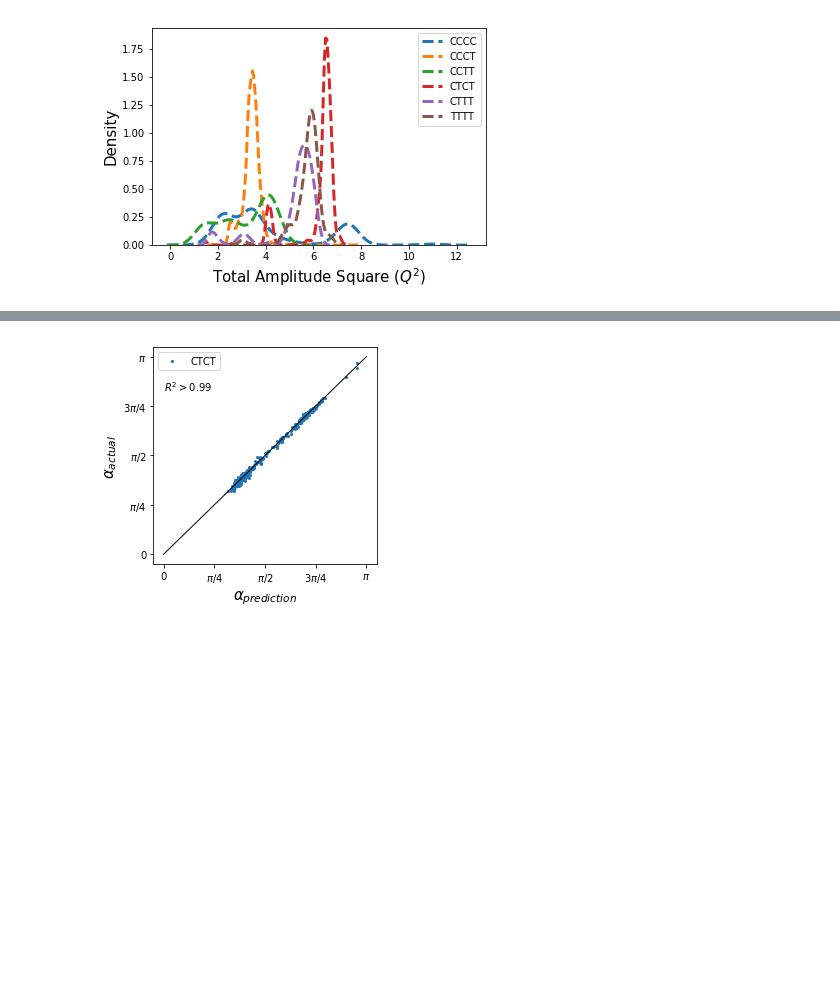
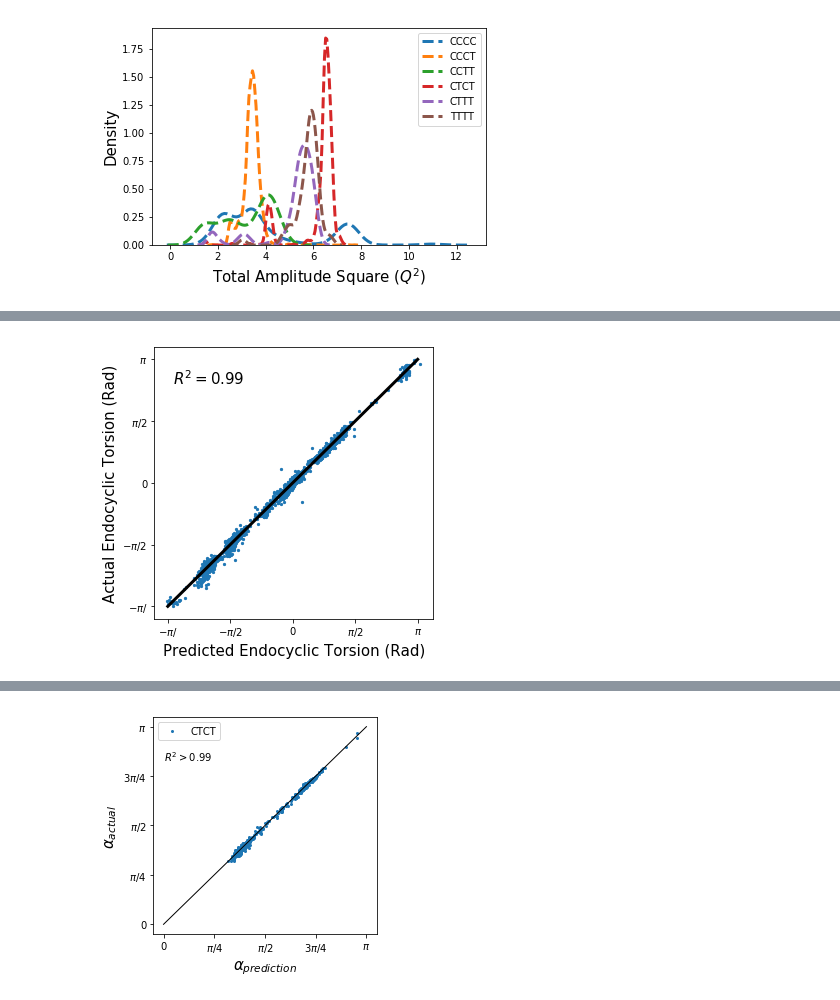
Before and after one commit to lucianlschan/RING, a Jupyter notebook: CTPs Analysis.ipynb, the cells around one changed output, grey strips where cells are left out. Cells and saved outputs as stored; diff of their text form; code cells hidden in the pictures; blank space fills up the shorter version.

```diff
--- a/CTPs Analysis.ipynb
+++ b/CTPs Analysis.ipynb
@@ -760,0 +682,3 @@ plt.hist(cps2.iloc[:,0:5].apply(np.square).sum(axis=1).apply(np.sqrt),bins=50)
+# %%
+subset1 = dataframe.iloc[tctc][dataframe.iloc[tctc][["q2","q3","q4","q5","q6"]].apply(np.square).sum(axis=1)<5][["q2","q3","q4","q5","q6","phi2","phi3","phi4","phi5","EndoT0","EndoT1","EndoT2","EndoT3","EndoT4","EndoT5","EndoT6","EndoT7","EndoT8","EndoT9","EndoT10","EndoT11","a0","a1","a2","a3","b0","b1","b2","b3"]]
+subset2 = dataframe.iloc[tctc][dataframe.iloc[tctc][["q2","q3","q4","q5","q6"]].apply(np.square).sum(axis=1)>=5.5][["q2","q3","q4","q5","q6","phi2","phi3","phi4","phi5","EndoT0","EndoT1","EndoT2","EndoT3","EndoT4","EndoT5","EndoT6","EndoT7","EndoT8","EndoT9","EndoT10","EndoT11","a0","a1","a2","a3","b0","b1","b2","b3"]]
@@ -760,0 +767,35 @@ plt.hist(cps2.iloc[:,0:5].apply(np.square).sum(axis=1).apply(np.sqrt),bins=50)
+# %%
+betb0 = SolveBeta(X0b,Y0b)
+betb1 = SolveBeta(X1b,Y1b)
+betb2 = SolveBeta(X2b,Y2b)
+betb3 = SolveBeta(X3b,Y3b)
+betb4 = SolveBeta(X4b,Y4b)
+betb5 = SolveBeta(X5b,Y5b)
+betb6 = SolveBeta(X6b,Y6b)
+betb7 = SolveBeta(X7b,Y7b)
+betb8 = SolveBeta(X8b,Y8b)
+betb9 = SolveBeta(X9b,Y9b)
+betb10 = SolveBeta(X10b,Y10b)
+betb11 = SolveBeta(X11b,Y11b)
+# %%
+X = np.hstack([np.matmul(X0a,beta0),np.matmul(X1a,beta1),np.matmul(X2a,beta2),np.matmul(X3a,beta3),
+              np.matmul(X5a,beta5),np.matmul(X6a,beta6),np.matmul(X8a,beta8),np.matmul(X9a,beta9),
+              np.matmul(X11a,beta11), np.matmul(X0b,betb0),np.matmul(X2b,betb2),np.matmul(X3b,betb3),
+              np.matmul(X5b,betb5),np.matmul(X6b,betb6),np.matmul(X8b,betb8),np.matmul(X9b,betb9),
+              np.matmul(X11b,betb11)])
+Y = np.hstack([Y0a,Y1a,Y2a,Y3a,Y5a,Y6a,Y8a,Y9a,Y11a,Y0b,Y2b,Y3b,Y5b,Y6b,Y8b,Y9b,Y11b])
+# %%
+plt.figure(figsize=(5,5))
+plt.scatter(X,Y,s=5)
+plt.plot([-np.pi,np.pi],[-np.pi,np.pi],lw=3,color="black")
+plt.xticks([-np.pi,-np.pi/2,0,np.pi/2,np.pi],
+           labels=[r"$-\pi/$",r"$-\pi/2$",r"0",r"$\pi/2$",r"$\pi$"])
+plt.yticks([-np.pi,-np.pi/2,0,np.pi/2,np.pi],
+           labels=[r"$-\pi/$",r"$-\pi/2$",r"0",r"$\pi/2$",r"$\pi$"])
+plt.text(-3,2.5,r"$R^{2}=0.99$",size=15)
+plt.xlabel("Predicted Endocyclic Torsion (Rad)",size=15)
+plt.ylabel("Actual Endocyclic Torsion (Rad)",size=15)
+plt.savefig("Fig/CTP/endo_torsion.pdf",dpi=150,bbox_inches="tight")
+plt.show()
+# %% [output]
+[figure, added]
```
Also changed, not shown: parts of 65 cells of this notebook, 1 other file.
